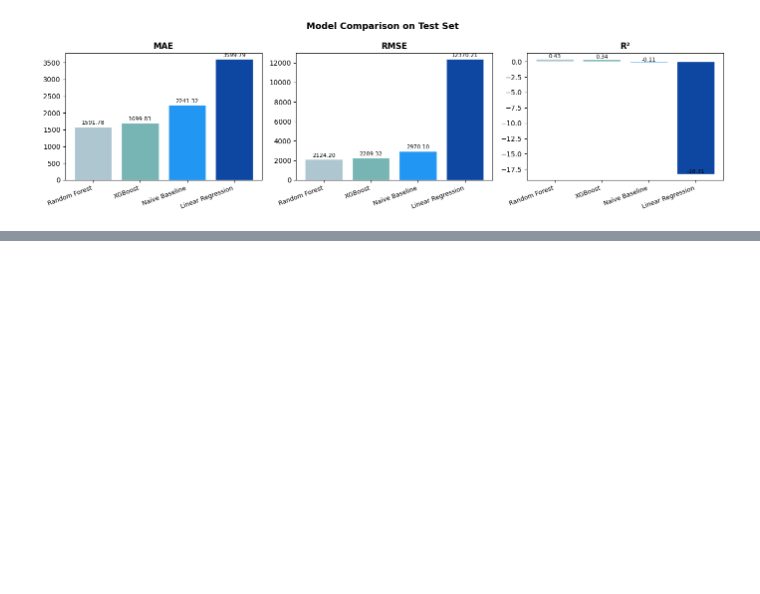
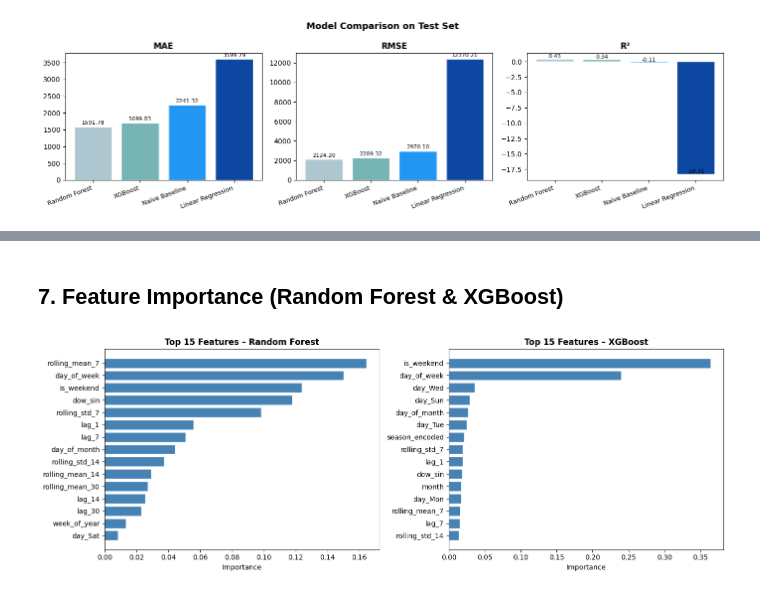
Before and after one commit to Parina89/Project-3-Food-Restaurant-Services-, a Jupyter notebook: Week2_with_Training.ipynb, the cells around one changed output, grey strips where cells are left out. Cells and saved outputs as stored; diff of their text form; code cells hidden in the pictures; blank space fills up the shorter version.

```diff
--- a/Week2_with_Training.ipynb
+++ b/Week2_with_Training.ipynb
@@ -798,0 +826,26 @@ plt.show()
+# %% [markdown]
+## 7. Feature Importance (Random Forest & XGBoost)
+# %%
+# ── Feature importance from both tree models ─────────────────────────────
+import numpy as np
+
+TOP_N = 15
+
+fig, axes = plt.subplots(1, 2, figsize=(14, 5))
+
+for ax, model, name in zip(axes,
+                            [rf,  xgb],
+                            ["Random Forest", "XGBoost"]):
+    importances = model.feature_importances_
+    idx  = np.argsort(importances)[::-1][:TOP_N]
+    cols = [X_train.columns[i] for i in idx]
+    vals = importances[idx]
+
+    ax.barh(cols[::-1], vals[::-1], color="steelblue", edgecolor="white")
+    ax.set_title(f"Top {TOP_N} Features – {name}", fontweight="bold")
+    ax.set_xlabel("Importance")
+
+plt.tight_layout()
+plt.show()
+# %% [output]
+[figure, added]
```
Also changed, not shown: parts of 4 cells of this notebook.
